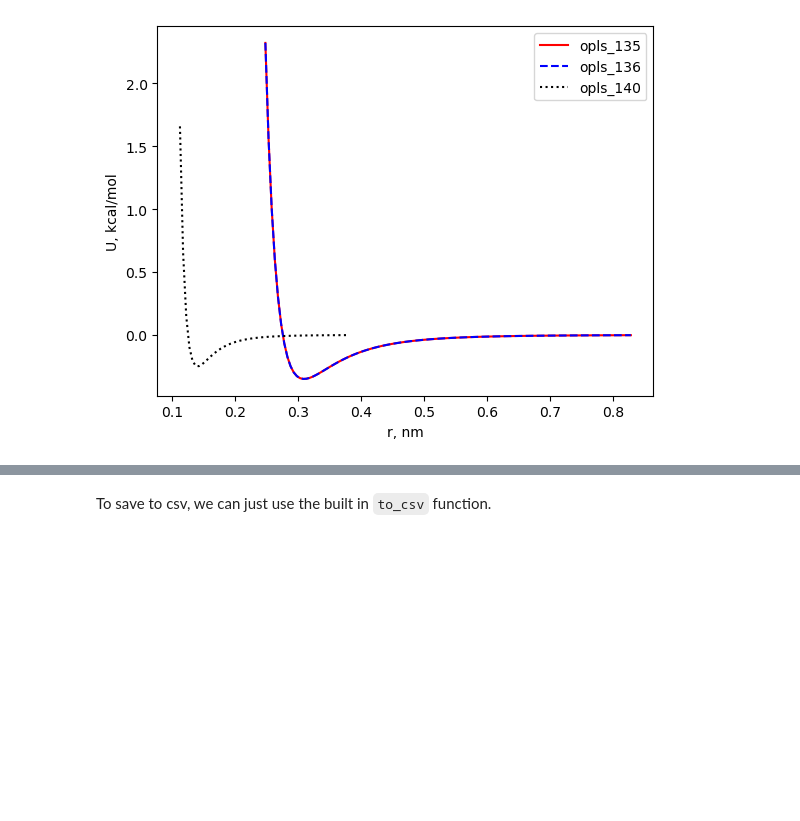
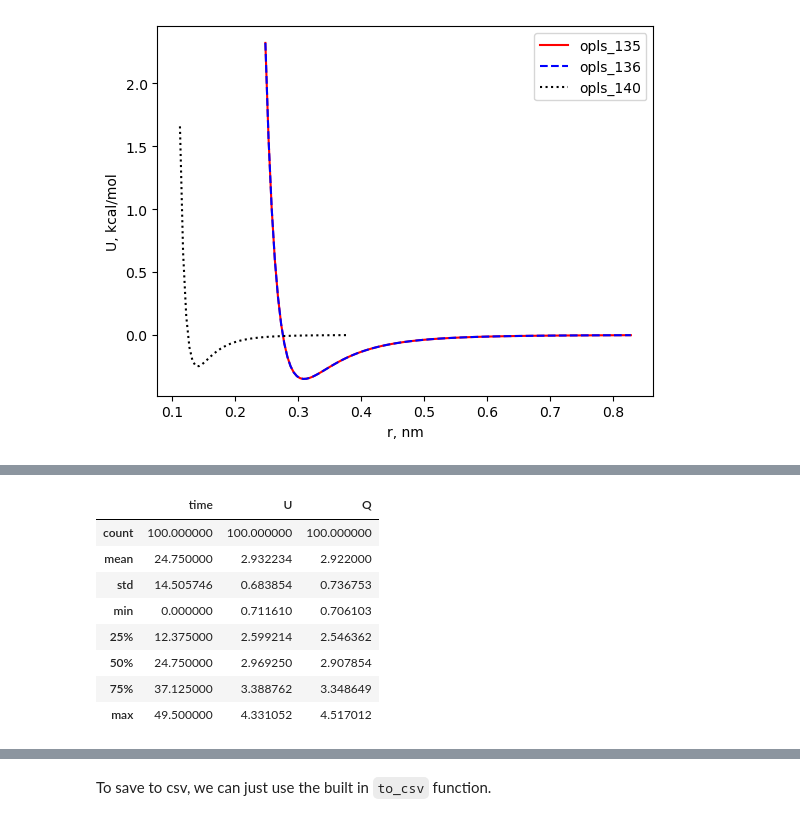
Before and after one commit to chrisiacovella/pandas_fun, a Jupyter notebook: 1- Basic usage.ipynb, the cells around one changed output, grey strips where cells are left out. Cells and saved outputs as stored; diff of their text form; code cells hidden in the pictures; blank space fills up the shorter version.

```diff
--- a/1- Basic usage.ipynb
+++ b/1- Basic usage.ipynb
@@ -142,0 +191,12 @@ for i in range(0,len(lj_df)):
+# %%
+data_df.describe()
+# %% [output]
+|  | time | U | Q |
+| count | 100.000000 | 100.000000 | 100.000000 |
+| mean | 24.750000 | 2.932234 | 2.922000 |
+| std | 14.505746 | 0.683854 | 0.736753 |
+| min | 0.000000 | 0.711610 | 0.706103 |
+| 25% | 12.375000 | 2.599214 | 2.546362 |
+| 50% | 24.750000 | 2.969250 | 2.907854 |
+| 75% | 37.125000 | 3.388762 | 3.348649 |
+| max | 49.500000 | 4.331052 | 4.517012 |
```
Also changed, not shown: parts of 21 cells of this notebook, 1 other file.
